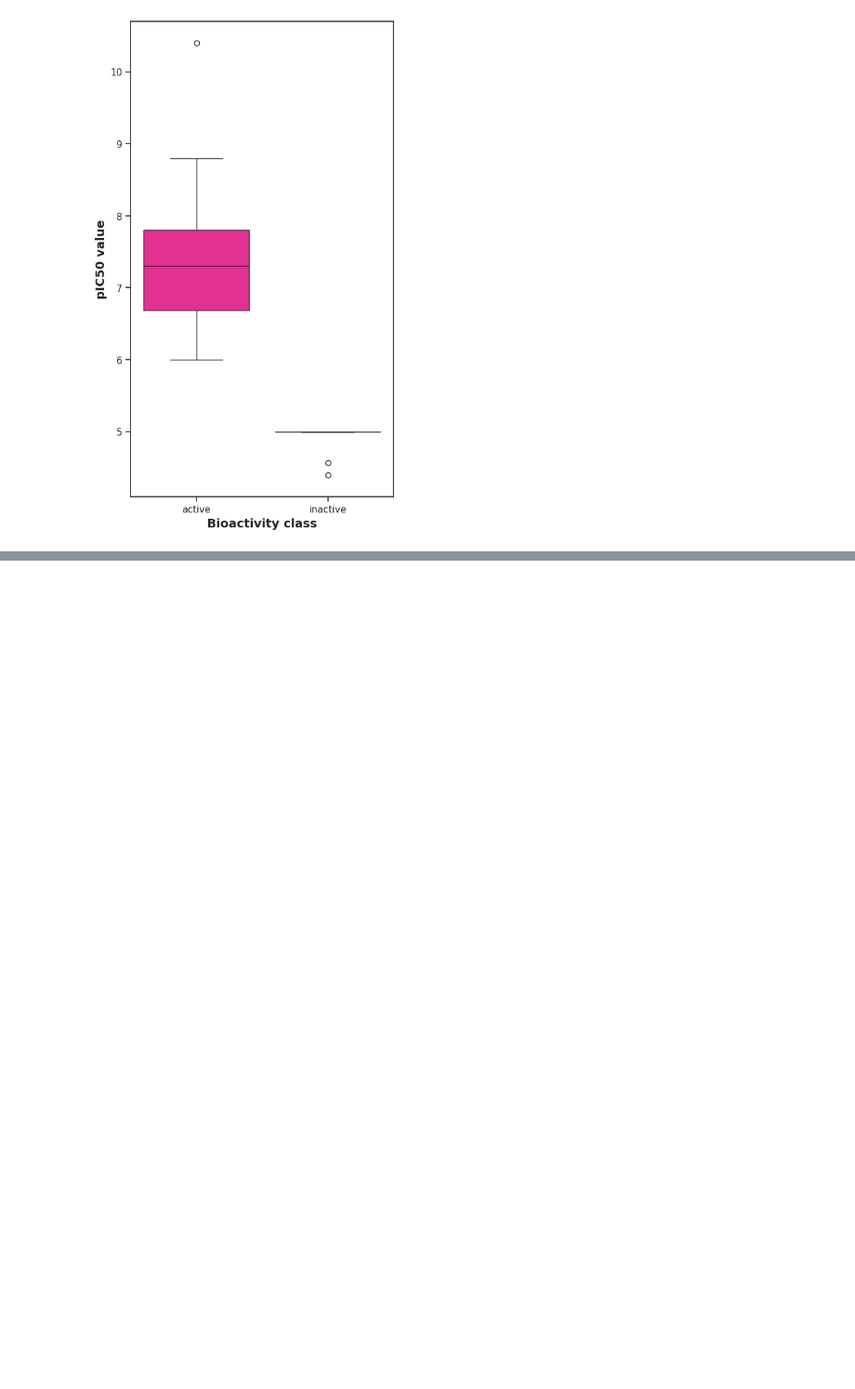
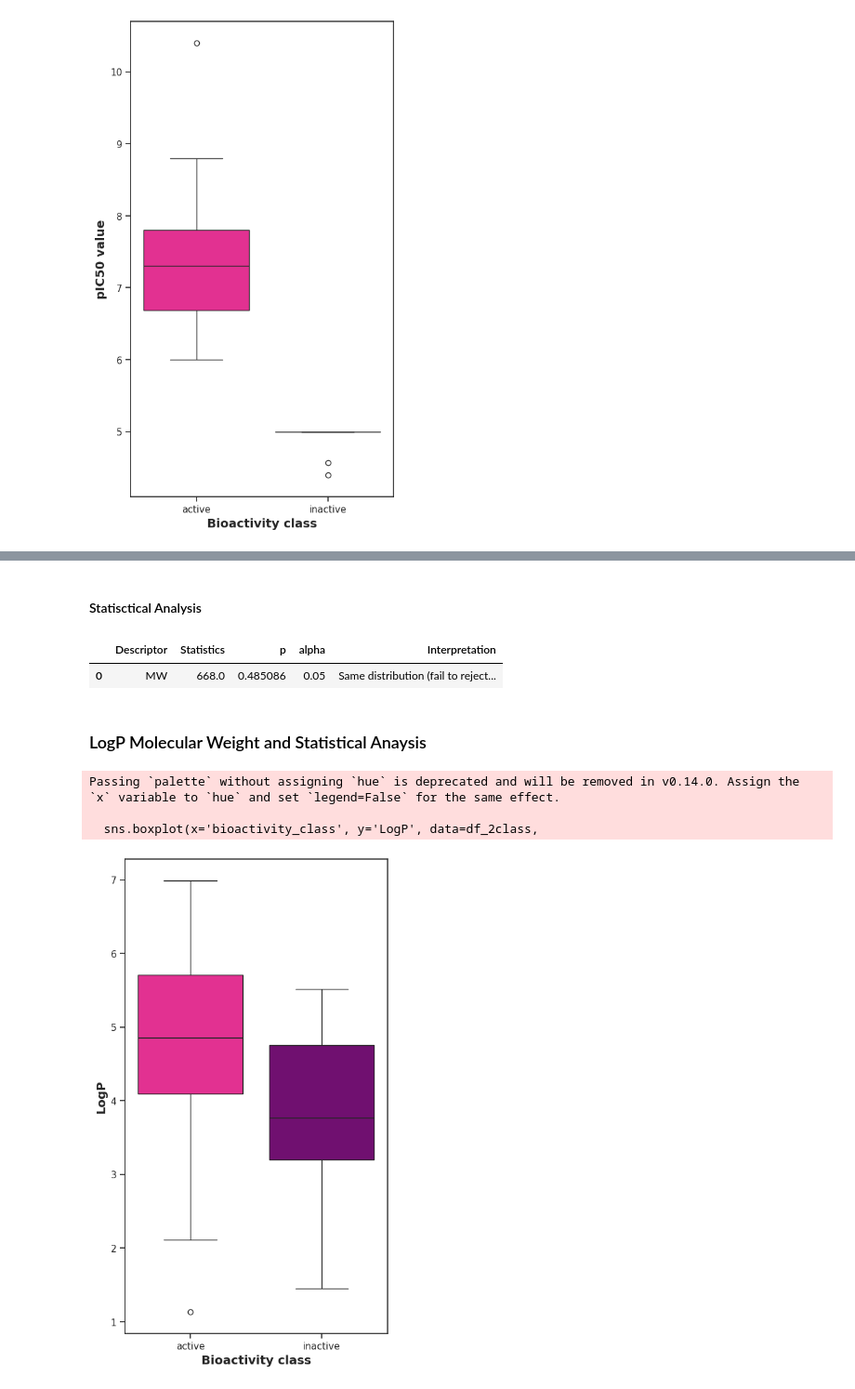
Before and after one commit to samservo09/bioinformatics-bipolar-drug-discovery, a Jupyter notebook: 2-eda.ipynb, the cells around one changed output, grey strips where cells are left out. Shown at 93% size. Saved outputs shown, nothing was run; the diff lists cells and outputs as text; code cells hidden in the pictures; blank space fills up the shorter version.

```diff
--- a/2-eda.ipynb
+++ b/2-eda.ipynb
@@ -476,0 +586,31 @@ Passing `palette` without assigning `hue` is deprecated and will be removed in v
+# %% [markdown]
+#### Statisctical Analysis
+# %%
+mannwhitney('MW')
+# %% [output]
+|  | Descriptor | Statistics | p | alpha | Interpretation |
+| 0 | MW | 668.0 | 0.485086 | 0.05 | Same distribution (fail to reject... |
+# %% [markdown]
+### LogP Molecular Weight and Statistical Anaysis
+# %%
+# LogP box plot
+import seaborn as sns
+import matplotlib.pyplot as plt
+
+plt.figure(figsize=(5.5, 10))
+
+# Define a custom color palette
+custom_palette = {'active': 'deeppink', 'inactive': 'purple'}
+
+sns.boxplot(x='bioactivity_class', y='LogP', data=df_2class,
+            palette=custom_palette)  # Apply the custom palette
+
+plt.xlabel('Bioactivity class', fontsize=14, fontweight='bold')
+plt.ylabel('LogP', fontsize=14, fontweight='bold')
+
+plt.savefig('boxplot_LogP.pdf')
+# %% [output]
+Passing `palette` without assigning `hue` is deprecated and will be removed in v0.14.0. Assign the `x` variable to `hue` and set `legend=False` for the same effect.
+
+  sns.boxplot(x='bioactivity_class', y='LogP', data=df_2class,
+[figure, added]
```
Also changed, not shown: parts of 37 cells of this notebook.
